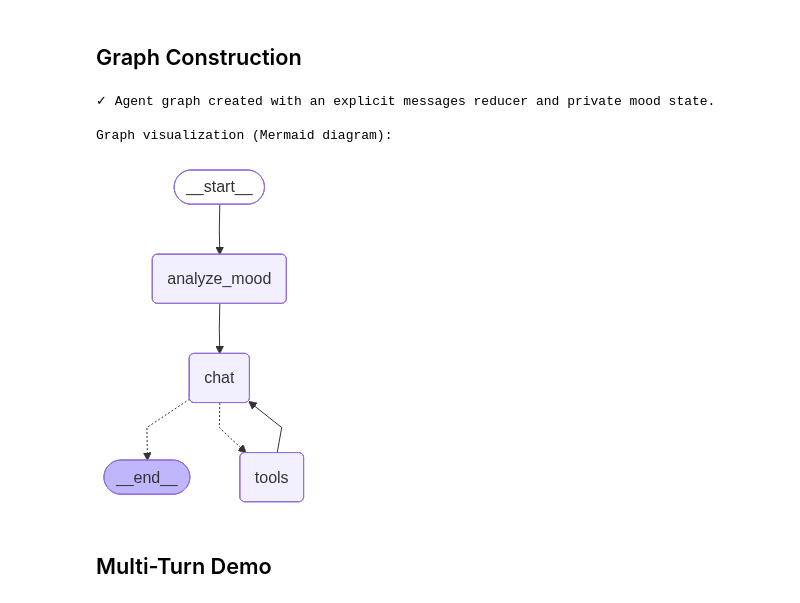
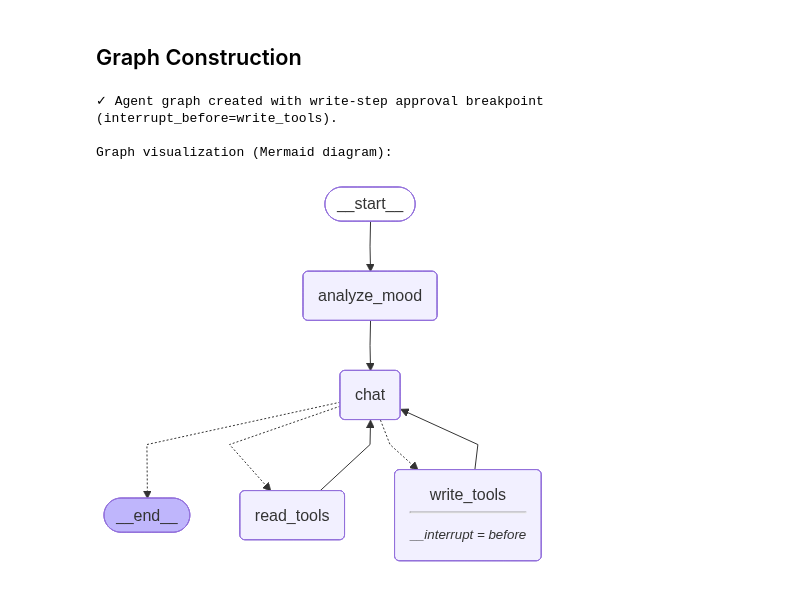
Before and after one commit to linnienaryshkin/inkwell, a Jupyter notebook: api/lab/langgraph.ipynb, the cells around one changed output. Cells and saved outputs as stored; diff of their text form; code cells hidden in the pictures.

```diff
--- a/api/lab/langgraph.ipynb
+++ b/api/lab/langgraph.ipynb
@@ -153,9 +153,10 @@ from typing import Annotated, Literal
 
 from IPython.display import Image, display
 from langchain_core.messages import AnyMessage, HumanMessage, SystemMessage
-from langgraph.graph import START, StateGraph
+from langgraph.checkpoint.memory import InMemorySaver
+from langgraph.graph import END, START, StateGraph
 from langgraph.graph.message import add_messages
-from langgraph.prebuilt import ToolNode, tools_condition
+from langgraph.prebuilt import ToolNode
 from pydantic import BaseModel, Field
 from typing_extensions import TypedDict
 
@@ -237,40 +238,72 @@ async def chat(state: AgentState) -> dict:
             "You are a concise writing-assistant for Inkwell. "
             f"The user's inferred mood is '{mood}'. "
             "Adapt your response style to that mood while staying useful and accurate. "
             "If frustrated, be extra direct, calm, and reassuring. "
             "If curious, be explanatory and exploratory. "
             "If excited, match the energy while staying concrete. "
             "If neutral, respond in a straightforward professional tone."
         )
     )
     response = await chat_llm.ainvoke([system_message, *state["messages"]])
     return {"messages": [response]}
 
 
+def route_tools_by_name(state: AgentState) -> str:
+    """Route the next step to a dedicated tool node based on requested tool names."""
+    if not state.get("messages"):
+        return END
+
+    last_message = state["messages"][-1]
+    tool_calls = getattr(last_message, "tool_calls", None) or []
+    if not tool_calls:
+        return END
+
+    write_tool_names = {"save_article"}
+    called_tools = {call.get("name") for call in tool_calls if isinstance(call, dict)}
+
+    if called_tools & write_tool_names:
+        return "write_tools"
+
+    return "read_tools"
+
+
 builder = StateGraph(
     AgentState,
     input_schema=PublicMessagesState,
     output_schema=PublicMessagesState,
 )
 builder.add_node("analyze_mood", analyze_mood)
 builder.add_node("chat", chat)
-builder.add_node("tools", ToolNode([list_articles, save_article]))
+builder.add_node("read_tools", ToolNode([list_articles]))
+builder.add_node("write_tools", ToolNode([save_article]))
 builder.add_edge(START, "analyze_mood")
 builder.add_edge("analyze_mood", "chat")
-builder.add_conditional_edges("chat", tools_condition)
-# Loop tools back to the chat so it can reason on tool results before ending.
+builder.add_conditional_edges(
+    "chat",
+    route_tools_by_name,
+    {
+        "read_tools": "read_tools",
+        "write_tools": "write_tools",
+        END: END,
+    },
+)
+# Loop each tool branch back to chat so it can reason on tool results before ending.
 # The private mood channel remains in internal graph state but is omitted from graph output.
-builder.add_edge("tools", "chat")
+builder.add_edge("read_tools", "chat")
+builder.add_edge("write_tools", "chat")
 
-graph = builder.compile()
+# Required for pause/resume when using interrupt_before in human-in-the-loop flows.
+memory = InMemorySaver()
+graph = builder.compile(
+    checkpointer=memory,
+    interrupt_before=["write_tools"],
+)
 
-print("✓ Agent graph created with an explicit messages reducer and private mood state.")
+print("✓ Agent graph created with write-step approval breakpoint (interrupt_before=write_tools).")
 print("\nGraph visualization (Mermaid diagram):")
 display(Image(graph.get_graph().draw_mermaid_png()))
 # %% [output]
-✓ Agent graph created with an explicit messages reducer and private mood state.
+✓ Agent graph created with write-step approval breakpoint (interrupt_before=write_tools).
 
 Graph visualization (Mermaid diagram):
-[figure, old version]
+[figure, new version]
-# %% [markdown]
-## Multi-Turn Demo
```
Also changed, not shown: parts of 3 cells of this notebook.
